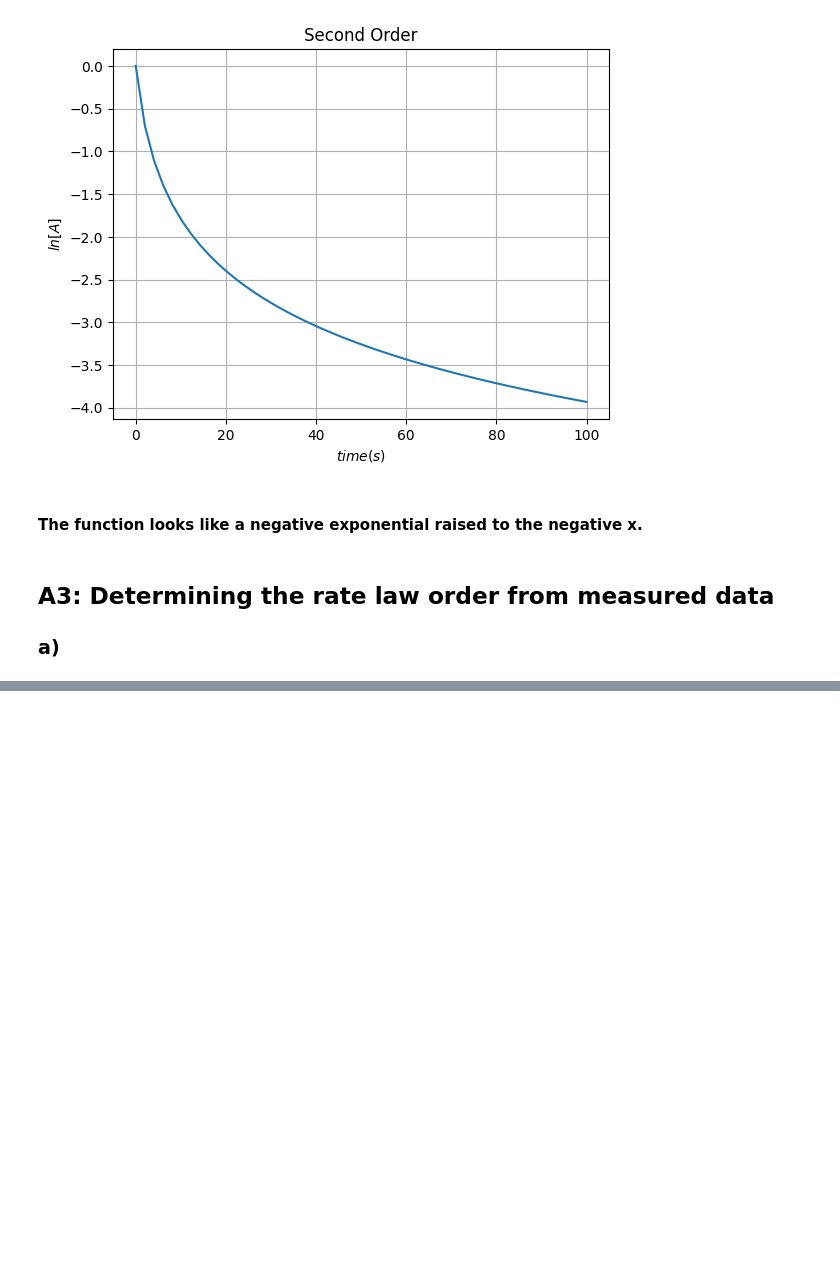
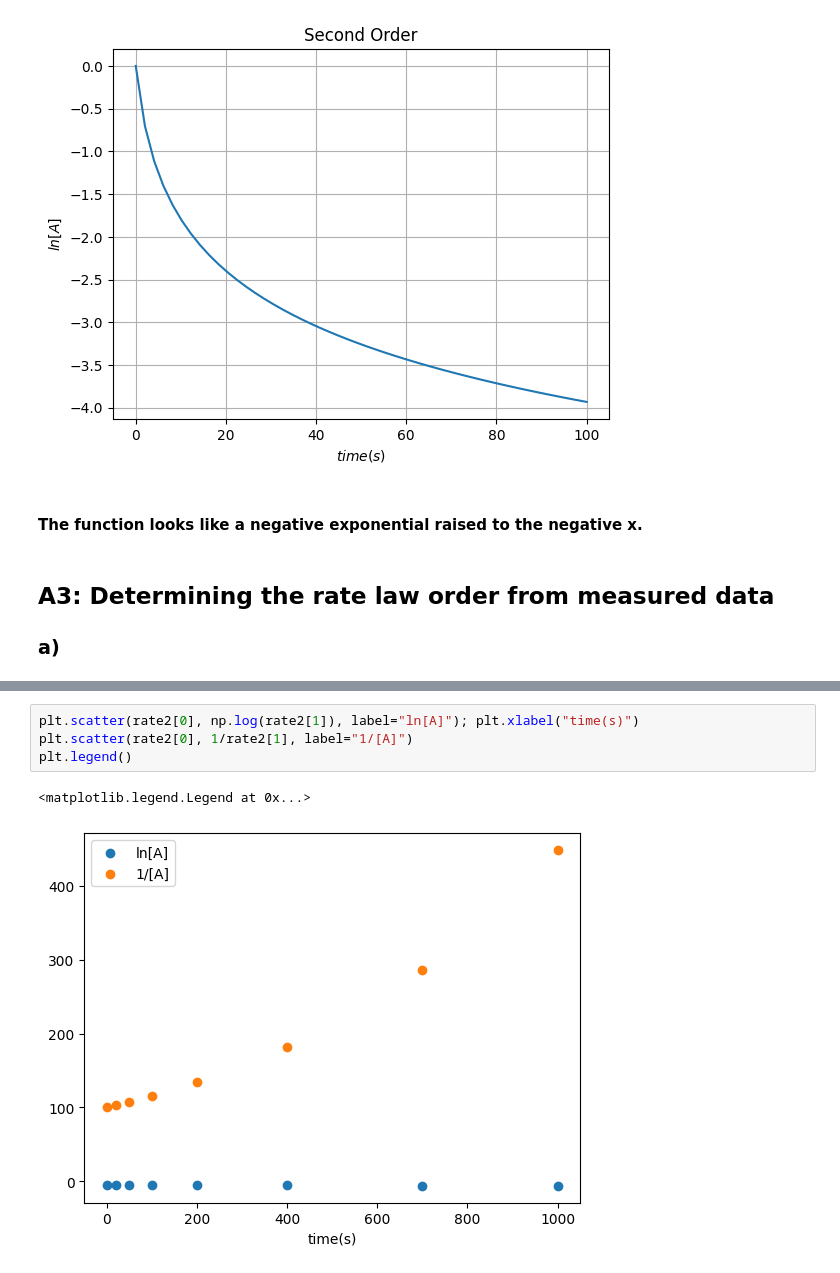
Before and after one commit to Icho2/Computational_Chemistry, a Jupyter notebook: Rate_Laws.ipynb, the cells around one changed output, grey strips where cells are left out. Cells and saved outputs as stored; diff of their text form; blank space fills up the shorter version.

```diff
--- a/Rate_Laws.ipynb
+++ b/Rate_Laws.ipynb
@@ -163,0 +184,7 @@ plt.title("rate1.dat"); plt.show()
+# %%
+plt.scatter(rate2[0], np.log(rate2[1]), label="ln[A]"); plt.xlabel("time(s)")
+plt.scatter(rate2[0], 1/rate2[1], label="1/[A]")
+plt.legend()
+# %% [output]
+<matplotlib.legend.Legend at 0x...>
+[figure, added]
```
Also changed, not shown: parts of 13 cells of this notebook, 2 other files.
